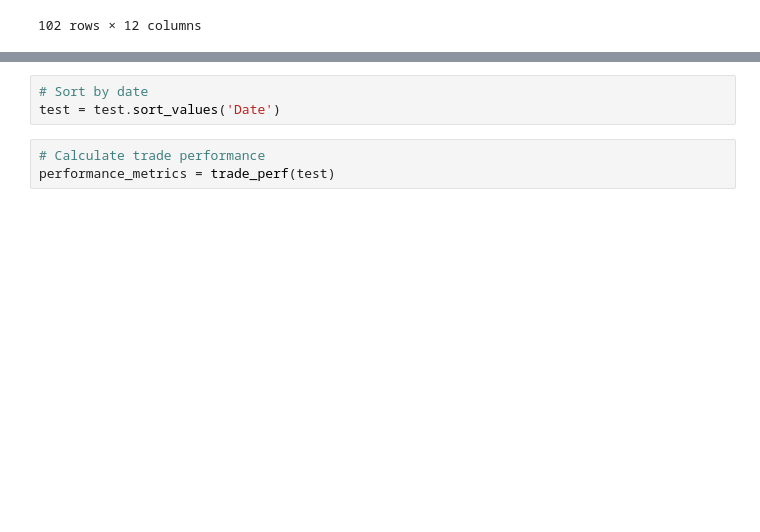
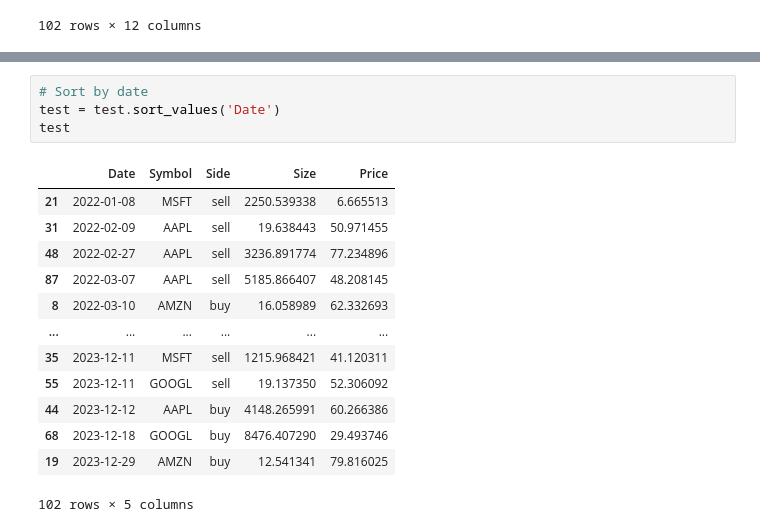
Before and after one commit to Pankaj-2003/Strategy_Performance_Python, a Jupyter notebook: Quant_Analyst_Assignment.ipynb, the cells around one changed output, grey strips where cells are left out. Cells and saved outputs as stored; diff of their text form; blank space fills up the shorter version.

```diff
--- a/Quant_Analyst_Assignment.ipynb
+++ b/Quant_Analyst_Assignment.ipynb
@@ -310,6 +302,18 @@ test.columns = ['Date', 'Symbol', 'Side', 'Size', 'Price']
 # %%
 # Sort by date
 test = test.sort_values('Date')
+test
+# %% [output]
+|  | Date | Symbol | Side | Size | Price |
+| 21 | 2022-01-08 | MSFT | sell | 2250.539338 | 6.665513 |
+| 31 | 2022-02-09 | AAPL | sell | 19.638443 | 50.971455 |
+| 48 | 2022-02-27 | AAPL | sell | 3236.891774 | 77.234896 |
+| 87 | 2022-03-07 | AAPL | sell | 5185.866407 | 48.208145 |
+| 8 | 2022-03-10 | AMZN | buy | 16.058989 | 62.332693 |
+| ... | ... | ... | ... | ... | ... |
+| 35 | 2023-12-11 | MSFT | sell | 1215.968421 | 41.120311 |
+| 55 | 2023-12-11 | GOOGL | sell | 19.137350 | 52.306092 |
+| 44 | 2023-12-12 | AAPL | buy | 4148.265991 | 60.266386 |
+| 68 | 2023-12-18 | GOOGL | buy | 8476.407290 | 29.493746 |
+| 19 | 2023-12-29 | AMZN | buy | 12.541341 | 79.816025 |
+102 rows × 5 columns
-# %%
-# Calculate trade performance
-performance_metrics = trade_perf(test)
```
Also changed, not shown: parts of 14 cells of this notebook.
